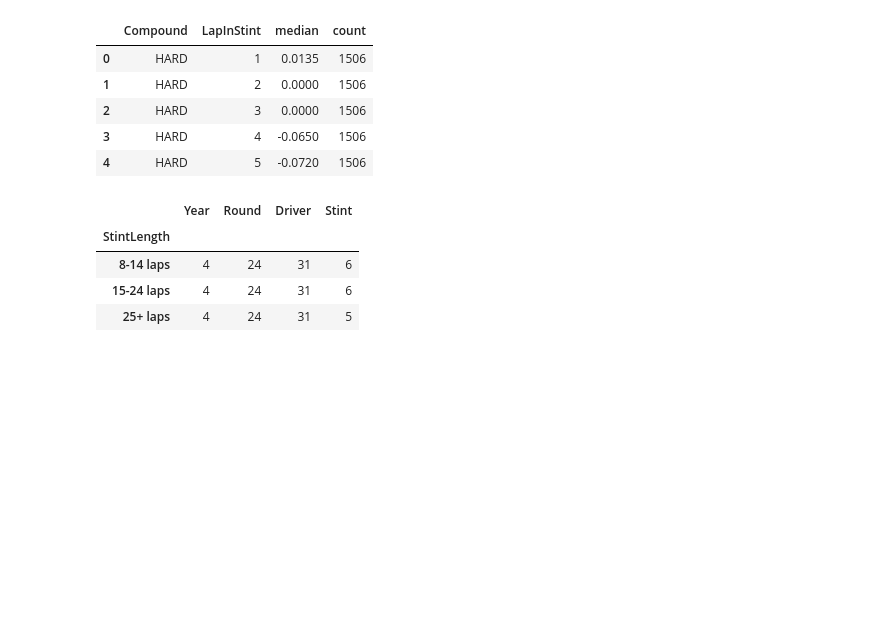
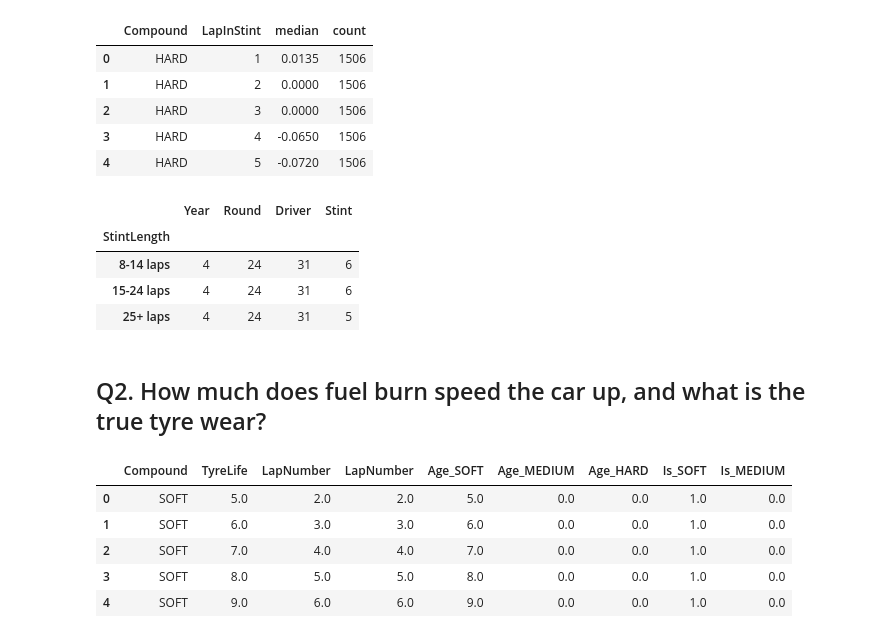
Before and after one commit to Vlvasile/f1-pit-strategy, a Jupyter notebook: notebooks/04_eda.ipynb, the cells around one changed output. Saved outputs shown, nothing was run; the diff lists cells and outputs as text; code cells hidden in the pictures; blank space fills up the shorter version.

Commit message:
EDA Q2: fuel effect vs tyre wear

```diff
--- a/notebooks/04_eda.ipynb
+++ b/notebooks/04_eda.ipynb
@@ -142,3 +152,22 @@ fig3.add_hline(y=0, line_dash="dash", line_color="grey")
 fig3.show()
 # %%
 fig3.write_image("../images/degradation_by_stint_length.png", scale=2, width=1400, height=500)
+# %% [markdown]
+## Q2. How much does fuel burn speed the car up, and what is the true tyre wear?
+# %%
+data = laps.copy()
+
+for c in ["SOFT", "MEDIUM", "HARD"]:
+    is_c = (data["Compound"] == c).astype(float)
+    data[f"Age_{c}"] = data["TyreLife"] * is_c
+    data[f"Is_{c}"] = is_c
+
+features = ["LapNumber", "Age_SOFT", "Age_MEDIUM", "Age_HARD", "Is_SOFT", "Is_MEDIUM"]
+data[["Compound", "TyreLife", "LapNumber"] + features].head()
+# %% [output]
+|  | Compound | TyreLife | LapNumber | LapNumber | Age_SOFT | Age_MEDIUM | Age_HARD | Is_SOFT | Is_MEDIUM |
+| 0 | SOFT | 5.0 | 2.0 | 2.0 | 5.0 | 0.0 | 0.0 | 1.0 | 0.0 |
+| 1 | SOFT | 6.0 | 3.0 | 3.0 | 6.0 | 0.0 | 0.0 | 1.0 | 0.0 |
+| 2 | SOFT | 7.0 | 4.0 | 4.0 | 7.0 | 0.0 | 0.0 | 1.0 | 0.0 |
+| 3 | SOFT | 8.0 | 5.0 | 5.0 | 8.0 | 0.0 | 0.0 | 1.0 | 0.0 |
+| 4 | SOFT | 9.0 | 6.0 | 6.0 | 9.0 | 0.0 | 0.0 | 1.0 | 0.0 |
```
Also changed, not shown: parts of 8 cells of this notebook, 2 other files.
